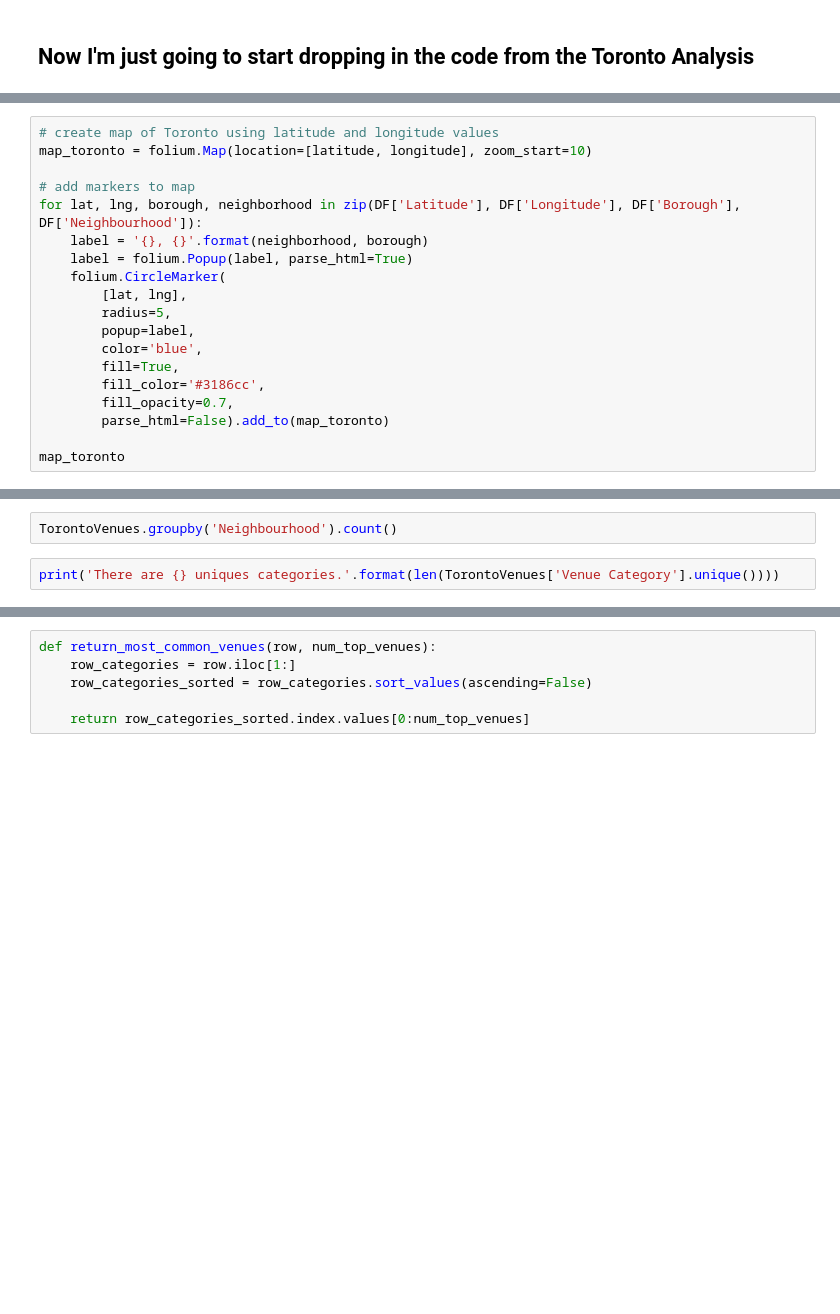
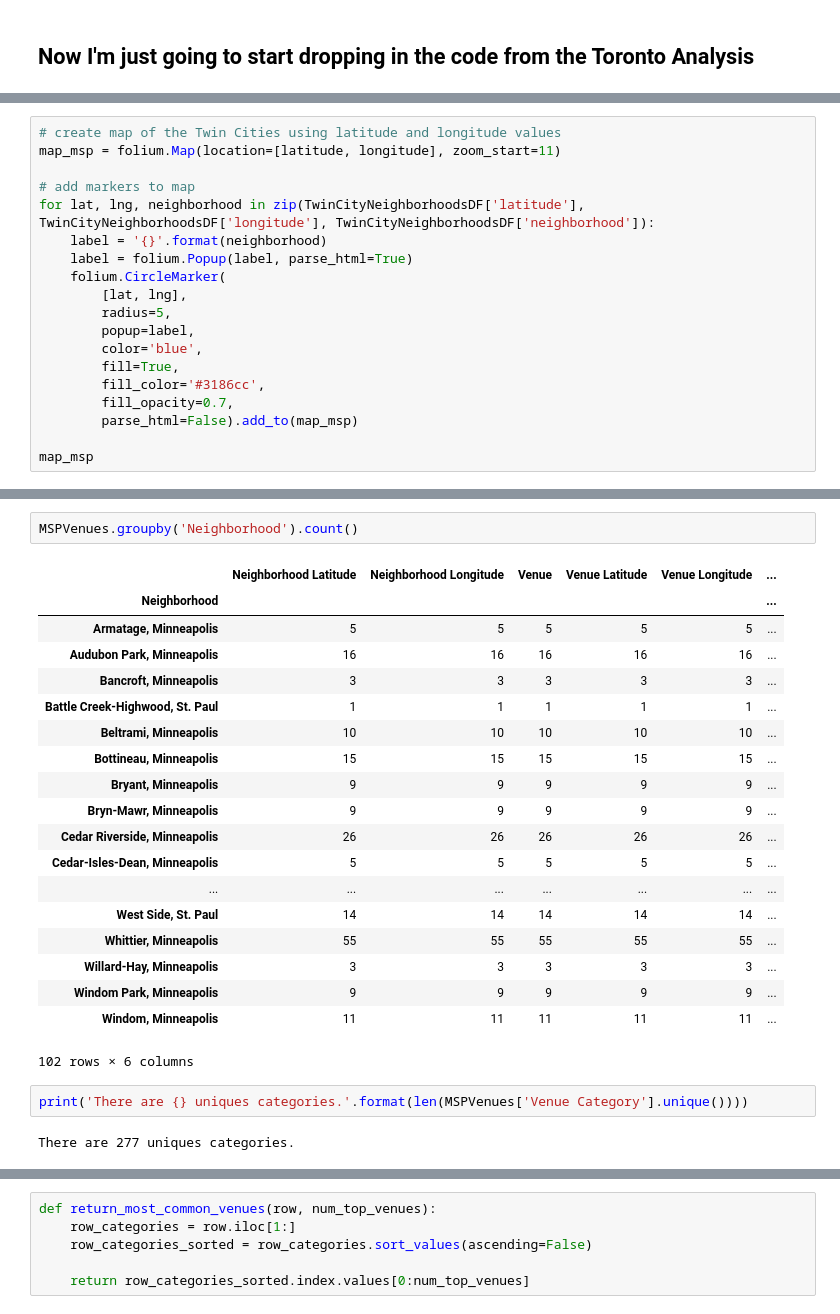
Before and after one commit to michaelmcanally/MinnesotaNice, a Jupyter notebook: Minnesota Nicest Data Sources.ipynb, the cells around one changed output, grey strips where cells are left out. Saved outputs shown, nothing was run; the diff lists cells and outputs as text; blank space fills up the shorter version.

```diff
--- a/Minnesota Nicest Data Sources.ipynb
+++ b/Minnesota Nicest Data Sources.ipynb
@@ -244,10 +263,10 @@ print('The geograpical coordinate of Toronto are {}, {}.'.format(latitude, longi
 # %%
-# create map of Toronto using latitude and longitude values
-map_toronto = folium.Map(location=[latitude, longitude], zoom_start=10)
+# create map of the Twin Cities using latitude and longitude values
+map_msp = folium.Map(location=[latitude, longitude], zoom_start=11)
 
 # add markers to map
-for lat, lng, borough, neighborhood in zip(DF['Latitude'], DF['Longitude'], DF['Borough'], DF['Neighbourhood']):
-    label = '{}, {}'.format(neighborhood, borough)
+for lat, lng, neighborhood in zip(TwinCityNeighborhoodsDF['latitude'], TwinCityNeighborhoodsDF['longitude'], TwinCityNeighborhoodsDF['neighborhood']):
+    label = '{}'.format(neighborhood)
     label = folium.Popup(label, parse_html=True)
     folium.CircleMarker(
         [lat, lng],
@@ -257,6 +276,6 @@ for lat, lng, borough, neighborhood in zip(DF['Latitude'], DF['Longitude'], DF['
         fill=True,
         fill_color='#3186cc',
         fill_opacity=0.7,
-        parse_html=False).add_to(map_toronto)
+        parse_html=False).add_to(map_msp)
 
-map_toronto
+map_msp
@@ -335,5 +364,27 @@ TorontoVenues.head()
 # %%
-TorontoVenues.groupby('Neighbourhood').count()
+MSPVenues.groupby('Neighborhood').count()
+# %% [output]
+|  | Neighborhood Latitude | Neighborhood Longitude | Venue | Venue Latitude | Venue Longitude | ... |
+| Neighborhood |  |  |  |  |  | ... |
+| Armatage, Minneapolis | 5 | 5 | 5 | 5 | 5 | ... |
+| Audubon Park, Minneapolis | 16 | 16 | 16 | 16 | 16 | ... |
+| Bancroft, Minneapolis | 3 | 3 | 3 | 3 | 3 | ... |
+| Battle Creek-Highwood, St. Paul | 1 | 1 | 1 | 1 | 1 | ... |
+| Beltrami, Minneapolis | 10 | 10 | 10 | 10 | 10 | ... |
+| Bottineau, Minneapolis | 15 | 15 | 15 | 15 | 15 | ... |
+| Bryant, Minneapolis | 9 | 9 | 9 | 9 | 9 | ... |
+| Bryn-Mawr, Minneapolis | 9 | 9 | 9 | 9 | 9 | ... |
+| Cedar Riverside, Minneapolis | 26 | 26 | 26 | 26 | 26 | ... |
+| Cedar-Isles-Dean, Minneapolis | 5 | 5 | 5 | 5 | 5 | ... |
+| ... | ... | ... | ... | ... | ... | ... |
+| West Side, St. Paul | 14 | 14 | 14 | 14 | 14 | ... |
+| Whittier, Minneapolis | 55 | 55 | 55 | 55 | 55 | ... |
+| Willard-Hay, Minneapolis | 3 | 3 | 3 | 3 | 3 | ... |
+| Windom Park, Minneapolis | 9 | 9 | 9 | 9 | 9 | ... |
+| Windom, Minneapolis | 11 | 11 | 11 | 11 | 11 | ... |
+102 rows × 6 columns
 # %%
-print('There are {} uniques categories.'.format(len(TorontoVenues['Venue Category'].unique())))
+print('There are {} uniques categories.'.format(len(MSPVenues['Venue Category'].unique())))
+# %% [output]
+There are 277 uniques categories.
 # %%
```
Also changed, not shown: parts of 27 cells of this notebook.
